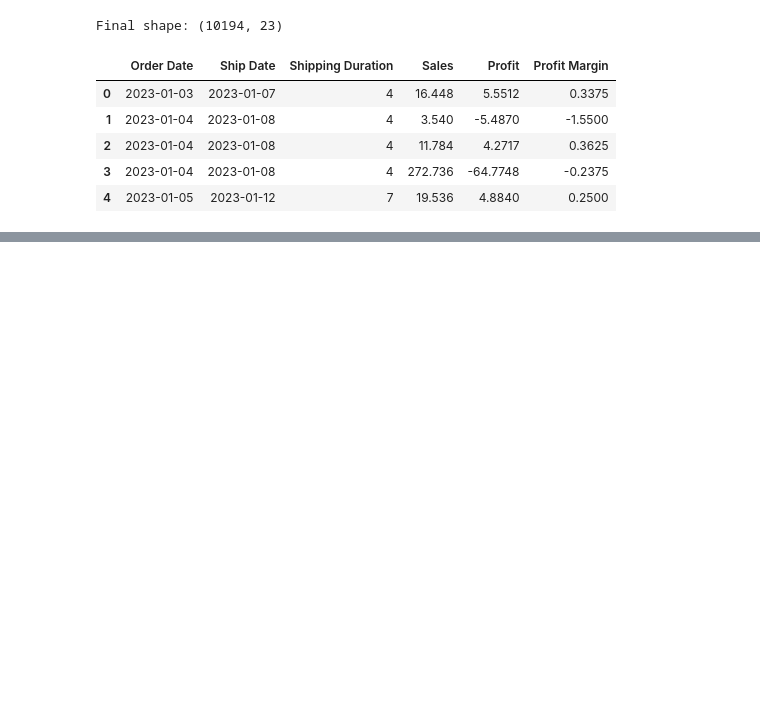
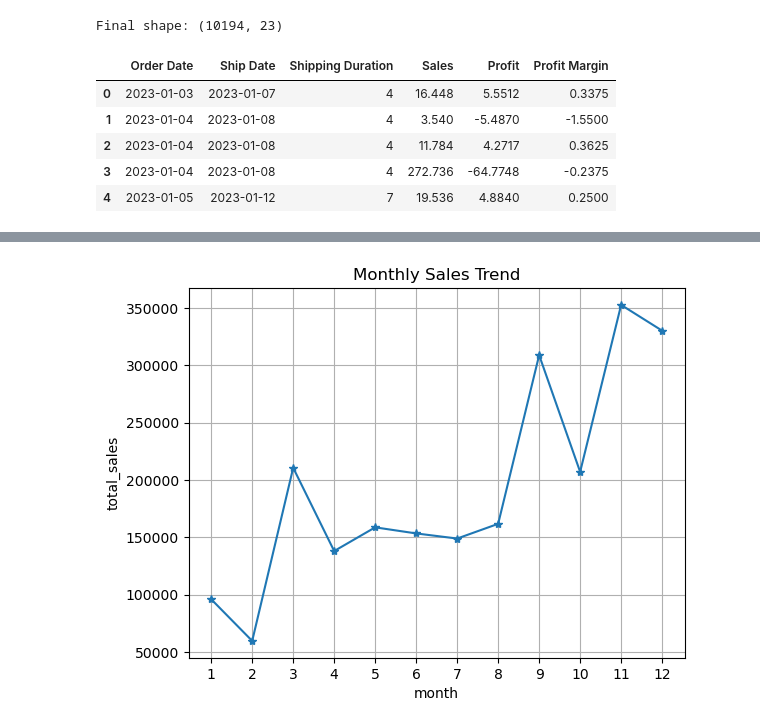
Before and after one commit to Nooran-k/Superstore-sales, a Jupyter notebook: superstore_phase1_cleaning.ipynb, the cells around one changed output, grey strips where cells are left out. Cells and saved outputs as stored; diff of their text form; code cells hidden in the pictures; blank space fills up the shorter version.

Commit message:
Temporary commit to move visualization work

```diff
--- a/superstore_phase1_cleaning.ipynb
+++ b/superstore_phase1_cleaning.ipynb
@@ -17,7 +20,7 @@ pd.set_option('display.max_columns', None)
 # %% [markdown]
 ## 1. Load the raw data
 # %%
-df = pd.read_csv('sample_-_superstore.csv')
+df = pd.read_csv(r'D:\data sets\Superstore Sales Analysis\sample_-_superstore.csv')
 
 print('Shape:', df.shape)          # (rows, columns)
 df.head()
@@ -156,0 +175,3 @@ Saved cleaned dataset -> superstore_clean.csv
+# %%
+monthly_sales = df.groupby(df["Order Date"].dt.month)["Sales"].sum()
+monthly_sales
@@ -156,0 +193,11 @@ Saved cleaned dataset -> superstore_clean.csv
+# %%
+x=monthly_sales.index
+y=monthly_sales.values
+plt.plot(x,y,marker = '*')
+plt.xticks(range(1,13))
+plt.xlabel("month")
+plt.ylabel("total_sales")
+plt.title("Monthly Sales Trend")
+plt.grid()
+# %% [output]
+[figure, added]
```
Also changed, not shown: parts of 9 cells of this notebook, 1 other file.
